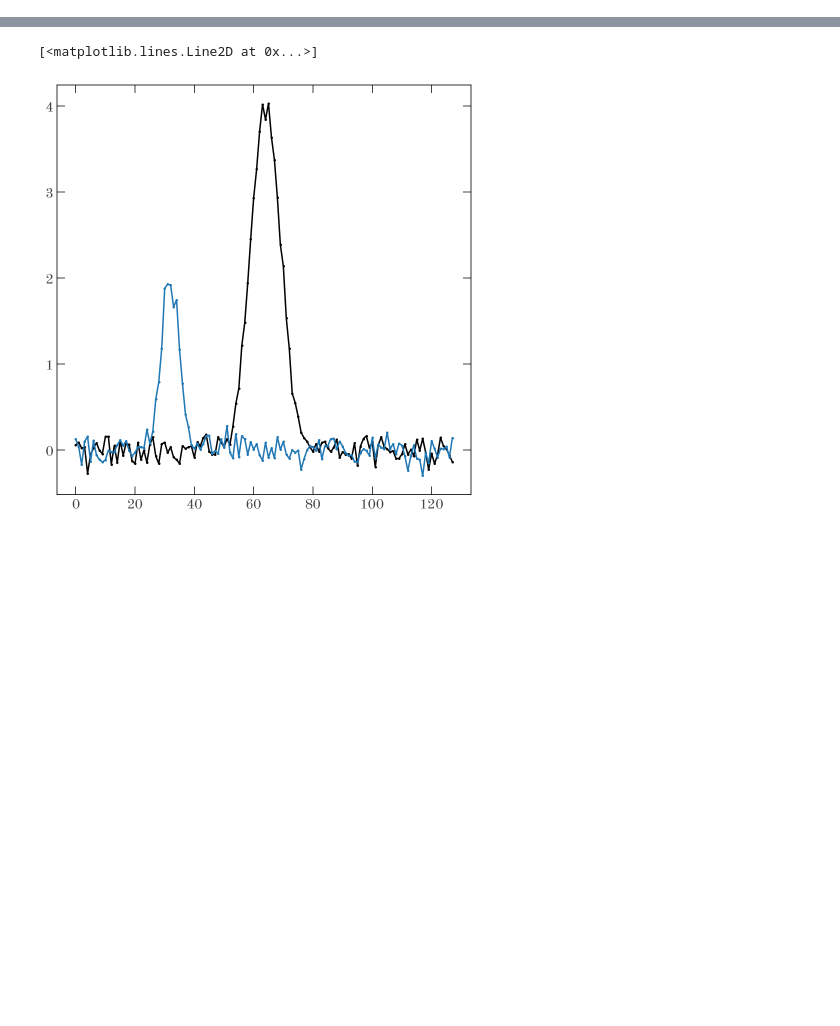
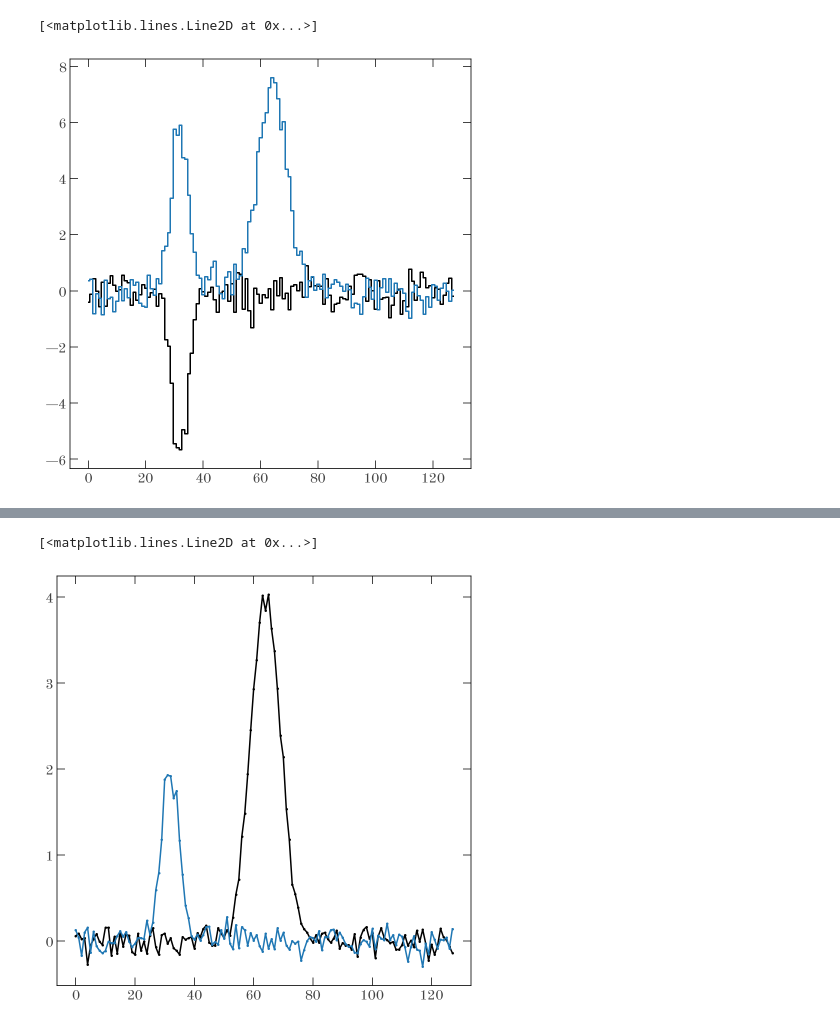
Before and after one commit to adrn/pollux, a Jupyter notebook: docs/tutorials/Lux-linear-simulated-data.ipynb, the cells around one changed output, grey strips where cells are left out. Drawn from its saved outputs; the diff is of its cells as text; code cells hidden in the pictures; blank space fills up the shorter version.

```diff
--- a/docs/tutorials/Simulated-data-test.ipynb
+++ b/docs/tutorials/Lux-linear-simulated-data.ipynb
@@ -98,0 +76,6 @@ assert train_data["flux"].preprocessor == test_data["flux"].preprocessor
+# %%
+plt.plot(train_data["flux"].data[idx[0]], marker="", drawstyle="steps-mid")
+plt.plot(train_data["flux"].data[idx[-1]], marker="", drawstyle="steps-mid")
+# %% [output]
+[<matplotlib.lines.Line2D at 0x...>]
+[figure, added]
```
Also changed, not shown: parts of 15 cells of this notebook, 6 other files.
